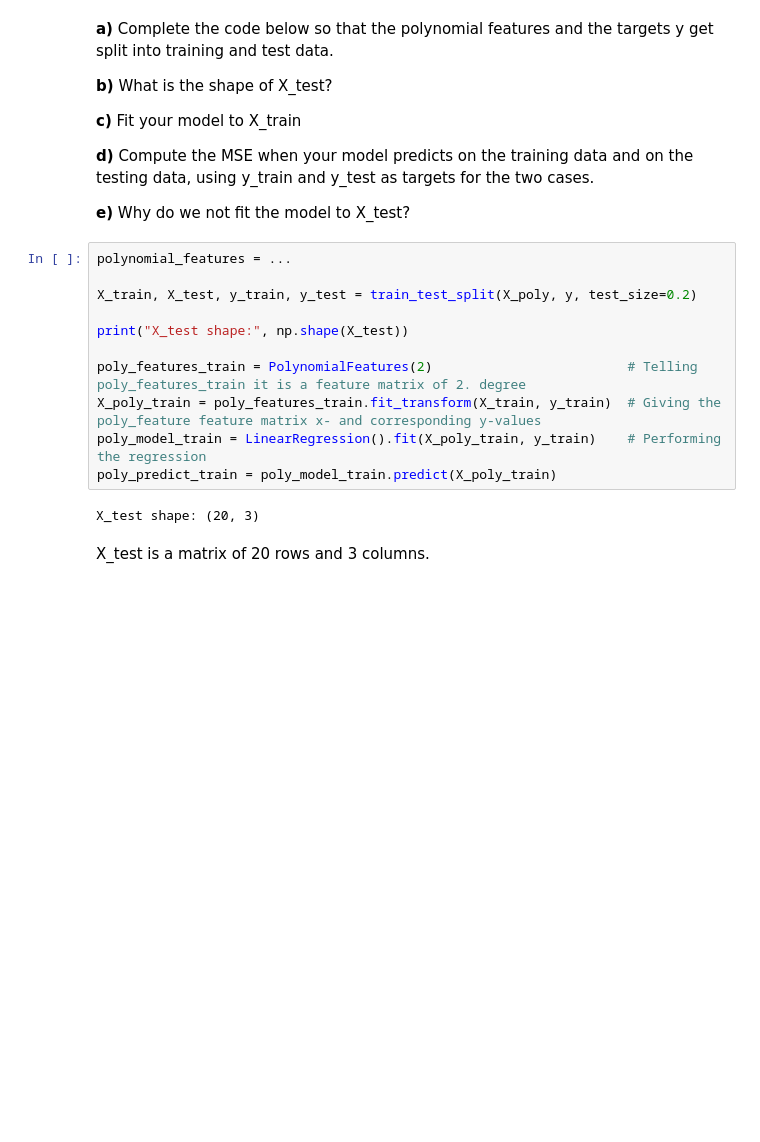
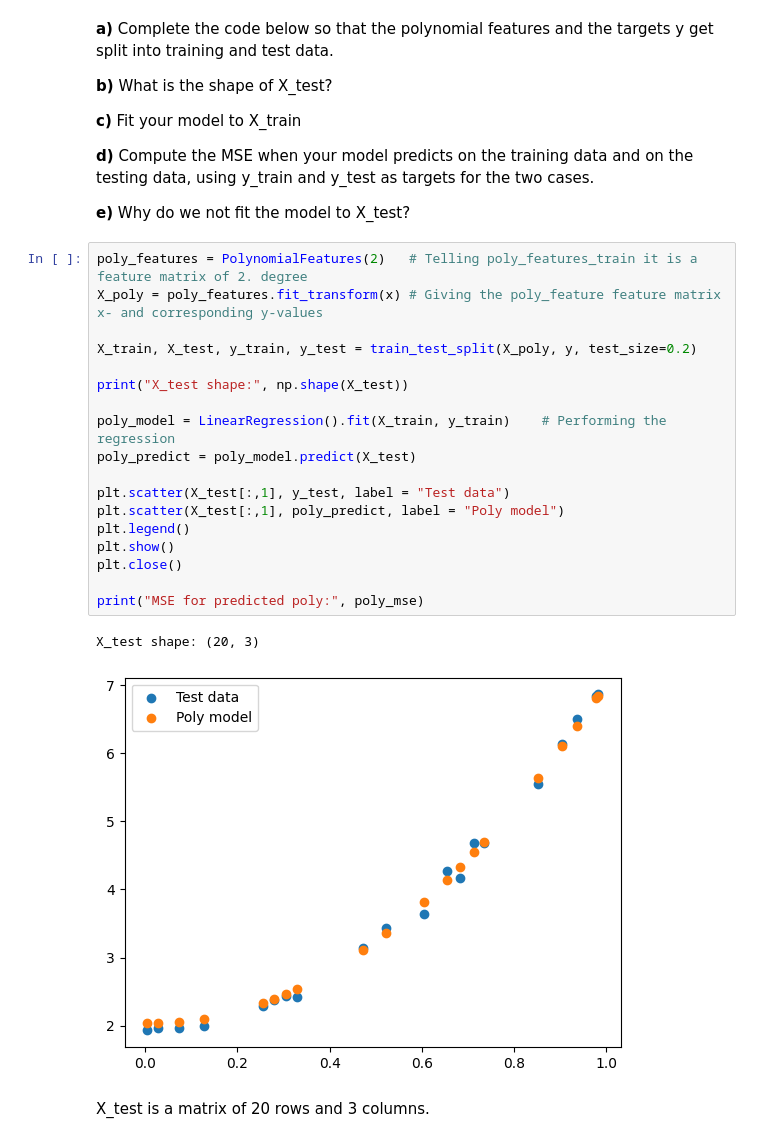
Before and after one commit to johnmagj/FYS-STK4155, a Jupyter notebook: exercise_instructions_week_34.ipynb, the cells around one changed output. Drawn from its saved outputs; the diff is of its cells as text; blank space fills up the shorter version.

```diff
--- a/exercise_instructions_week_34.ipynb
+++ b/exercise_instructions_week_34.ipynb
@@ -164,17 +157,25 @@ from sklearn.model_selection import train_test_split
 
 **e)** Why do we not fit the model to X_test?
 # %%
-polynomial_features = ...
+poly_features = PolynomialFeatures(2)   # Telling poly_features_train it is a feature matrix of 2. degree
+X_poly = poly_features.fit_transform(x) # Giving the poly_feature feature matrix x- and corresponding y-values
 
 X_train, X_test, y_train, y_test = train_test_split(X_poly, y, test_size=0.2)
 
 print("X_test shape:", np.shape(X_test))
 
-poly_features_train = PolynomialFeatures(2)                         # Telling poly_features_train it is a feature matrix of 2. degree
-X_poly_train = poly_features_train.fit_transform(X_train, y_train)  # Giving the poly_feature feature matrix x- and corresponding y-values
-poly_model_train = LinearRegression().fit(X_poly_train, y_train)    # Performing the regression
-poly_predict_train = poly_model_train.predict(X_poly_train)
+poly_model = LinearRegression().fit(X_train, y_train)    # Performing the regression
+poly_predict = poly_model.predict(X_test)
+
+plt.scatter(X_test[:,1], y_test, label = "Test data")
+plt.scatter(X_test[:,1], poly_predict, label = "Poly model")
+plt.legend()
+plt.show()
+plt.close()
+
+print("MSE for predicted poly:", poly_mse)
 # %% [output]
 X_test shape: (20, 3)
+[figure, added]
 # %% [markdown]
 X_test is a matrix of 20 rows and 3 columns.
```
Also changed, not shown: parts of 1 cell of this notebook.
